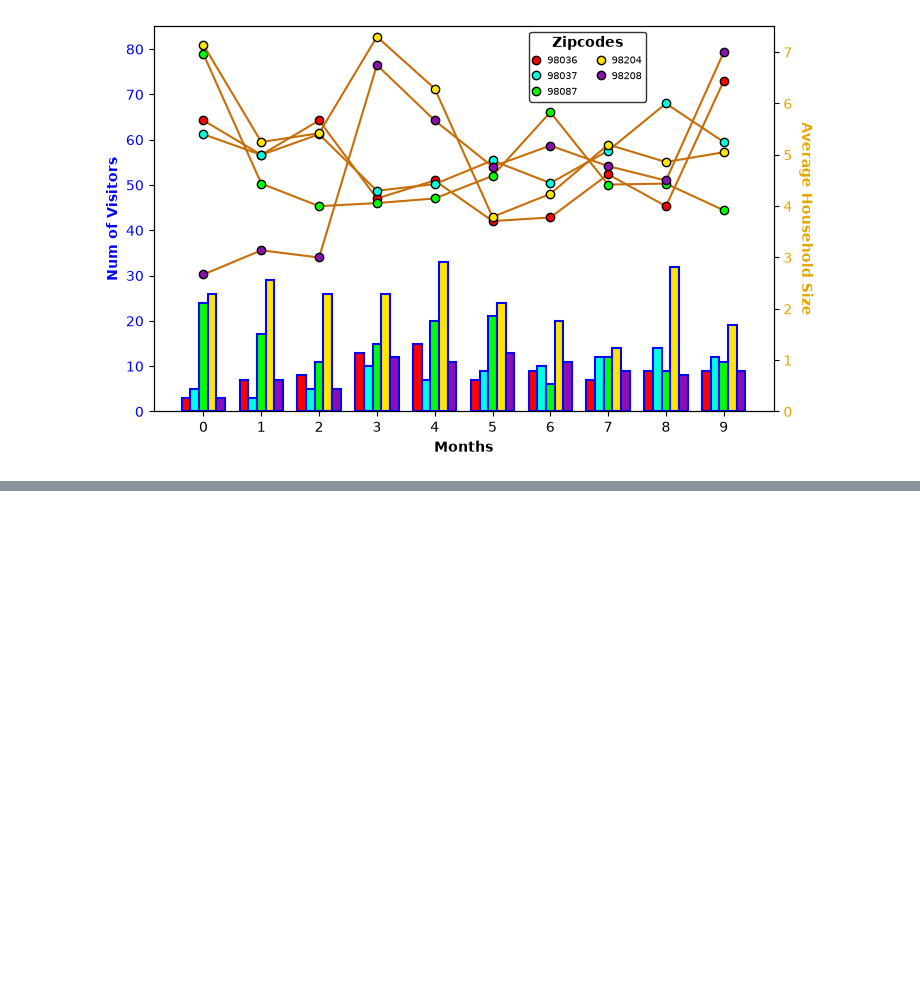
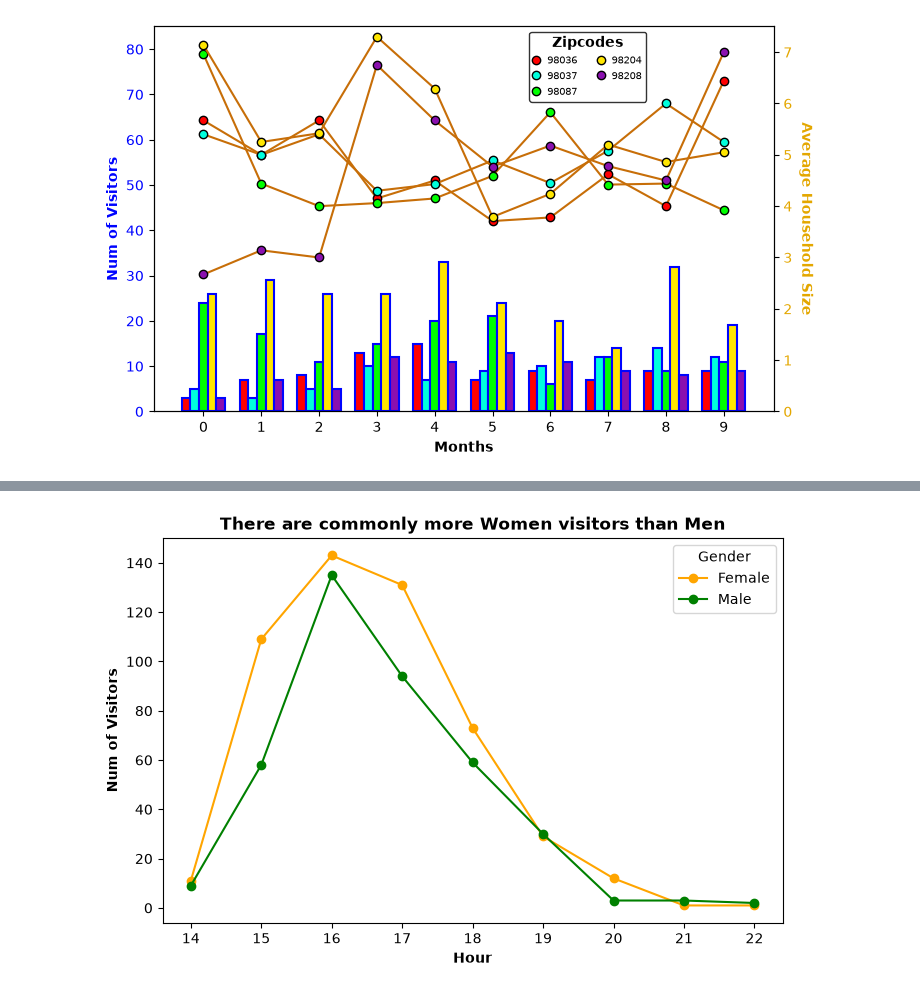
Before and after one commit to jp21bp/WAWAC_FoodProgram, a Jupyter notebook: eda.ipynb, the cells around one changed output, grey strips where cells are left out. Cells and saved outputs as stored; diff of their text form; code cells hidden in the pictures; blank space fills up the shorter version.

Commit message:
Added gender hourly distribution

```diff
--- a/eda.ipynb
+++ b/eda.ipynb
@@ -742,3 +767,54 @@ plt.show()
 # %%
 # * Gender:
 #     - Distribution (in general and temporal- monthly/hourly)
+df_gh = df.groupby(
+    by=['gender', 'hour'],
+    as_index=False
+).agg(
+    num_visitors = pd.NamedAgg(
+        column='first_name',
+        aggfunc= lambda series: series.count()
+    )
+)
+
+#### Dropping outliers
+    # Registrations at the following hours occured 1/2 times:
+        # 0,1,11,12,13,23
+df_gh = df_gh[
+    ~df_gh['hour'].isin([0,1,11,12,13,23])
+]
+
+
+#### Visualizacion
+### Configuracion inicial
+colors = ['orange', 'green']
+fig, ax = plt.subplots(figsize=(8,5))
+unique_hours = df_gh['hour'].unique().tolist()
+genders = ['Female', 'Male']
+### Visualizacion
+for i, gender in enumerate(genders):
+    ax.plot(
+        np.arange(len(unique_hours)),
+        df_gh[
+            df_gh['gender'] == gender
+        ]['num_visitors'],
+        label = gender,
+        color = colors[i],
+        marker='o'
+    )
+### Final configs
+ax.set_ylabel('Num of Visitors', fontweight='bold')
+ax.set_xticks(np.arange(len(unique_hours)))
+ax.set_xticklabels(unique_hours)
+ax.set_xlabel('Hour', fontweight='bold')
+ax.legend(
+    title='Gender'
+)
+ax.set_title(
+    'There are commonly more Women visitors than Men',
+    fontweight='bold'
+)
+
+plt.show()
+# %% [output]
+[figure, added]
```
Also changed, not shown: parts of 6 cells of this notebook.
